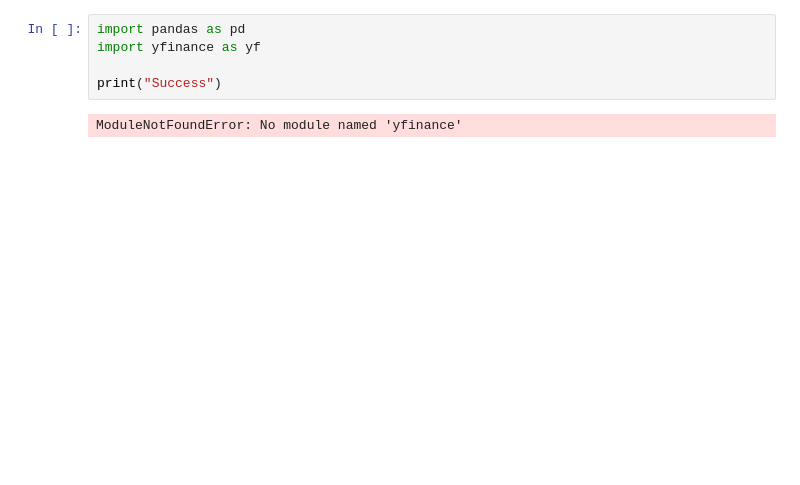
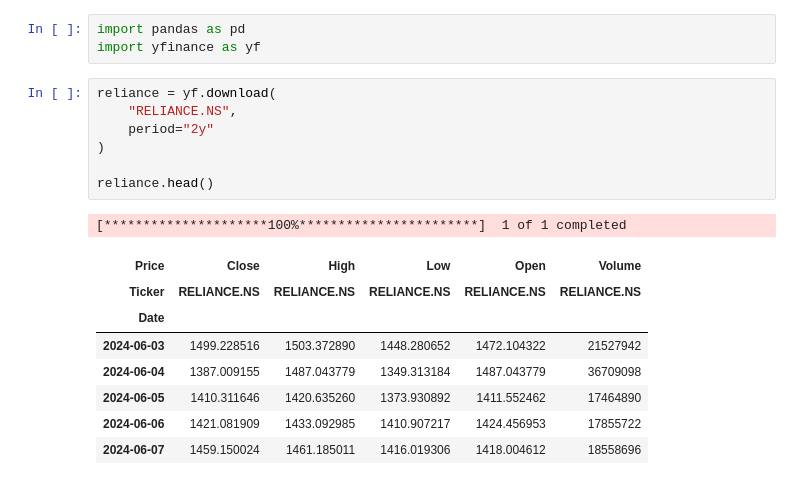
Before and after one commit to mohitsingh200/Ollosoft-ds-internship-mohit-, a Jupyter notebook: week02/Day03/day3_pandas_basics.ipynb, the cells around one changed output. Saved outputs shown, nothing was run; the diff lists cells and outputs as text; blank space fills up the shorter version.

```diff
--- a/week02/Day03/day3_pandas_basics.ipynb
+++ b/week02/Day03/day3_pandas_basics.ipynb
@@ -23,7 +1,20 @@ Requirement already satisfied: mdurl~=0.1 in c:\programdata\anaconda3\lib\site-p
 # %%
 import pandas as pd
 import yfinance as yf
-
-print("Success")
-# %% [output]
-ModuleNotFoundError: No module named 'yfinance'
+# %%
+reliance = yf.download(
+    "RELIANCE.NS",
+    period="2y"
+)
+
+reliance.head()
+# %% [output]
+[*********************100%***********************]  1 of 1 completed
+| Price | Close | High | Low | Open | Volume |
+| Ticker | RELIANCE.NS | RELIANCE.NS | RELIANCE.NS | RELIANCE.NS | RELIANCE.NS |
+| Date |  |  |  |  |  |
+| 2024-06-03 | 1499.228516 | 1503.372890 | 1448.280652 | 1472.104322 | 21527942 |
+| 2024-06-04 | 1387.009155 | 1487.043779 | 1349.313184 | 1487.043779 | 36709098 |
+| 2024-06-05 | 1410.311646 | 1420.635260 | 1373.930892 | 1411.552462 | 17464890 |
+| 2024-06-06 | 1421.081909 | 1433.092985 | 1410.907217 | 1424.456953 | 17855722 |
+| 2024-06-07 | 1459.150024 | 1461.185011 | 1416.019306 | 1418.004612 | 18558696 |
```
Also changed, not shown: parts of 12 cells of this notebook, 2 other files.
